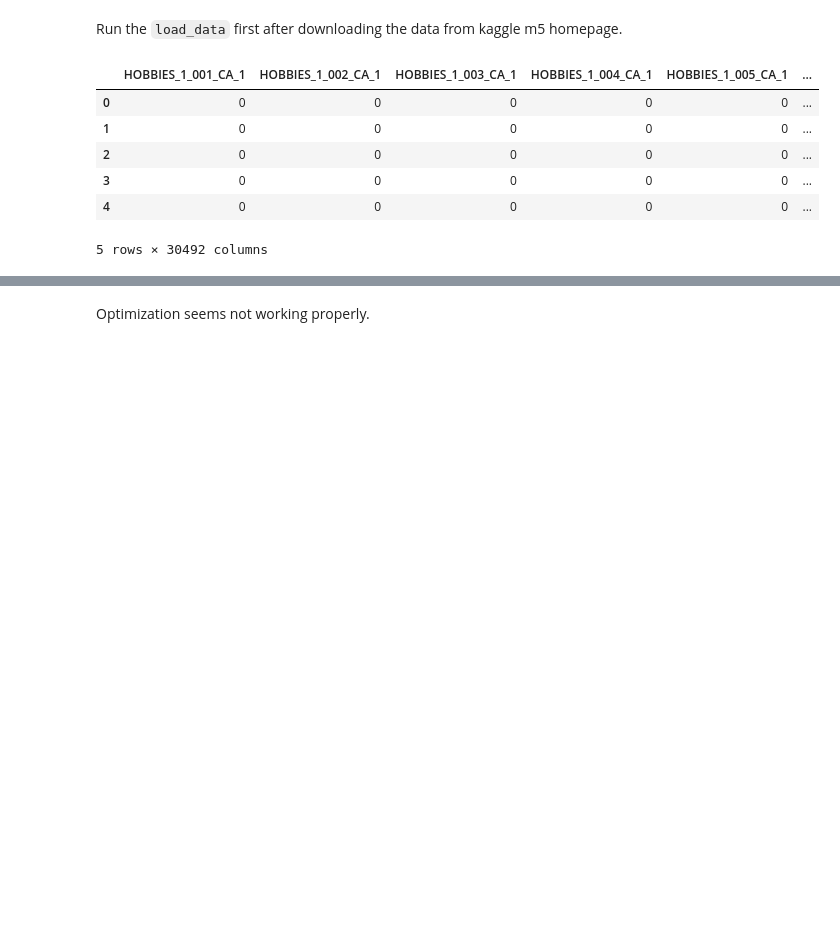
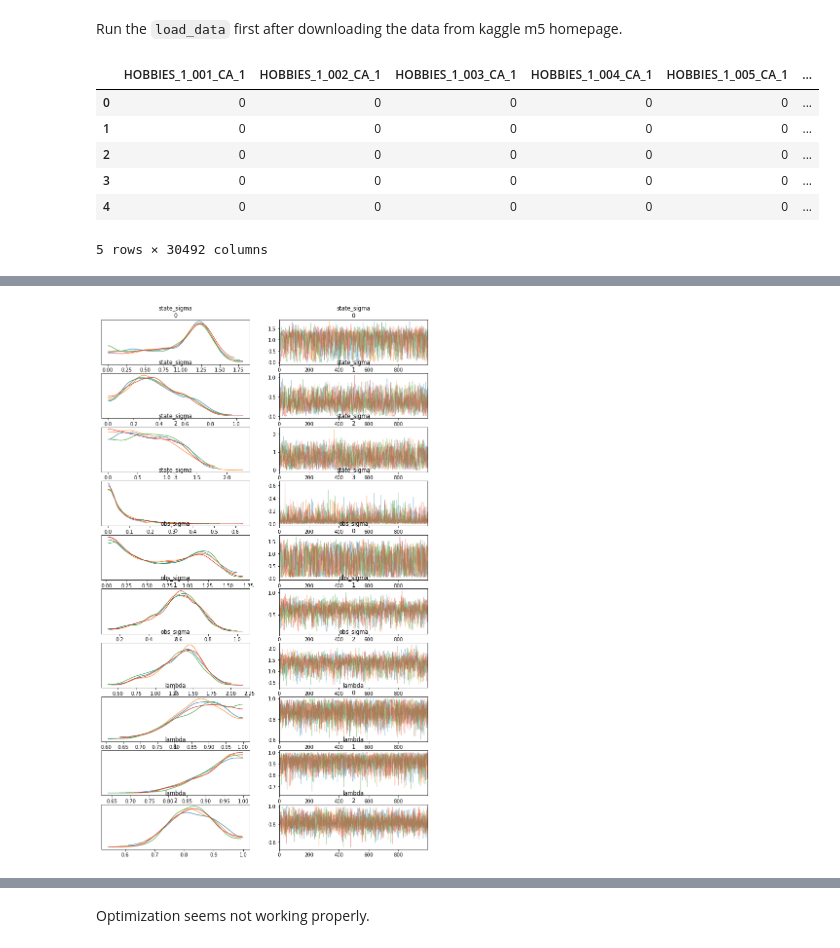
Before and after one commit to edwinnglabs/ts-playground, a Jupyter notebook: notebooks/state_space_models/multivariate.ipynb, the cells around one changed output, grey strips where cells are left out. Cells and saved outputs as stored; diff of their text form; code cells hidden in the pictures; blank space fills up the shorter version.

```diff
--- a/notebooks/state_space_models/multivariate.ipynb
+++ b/notebooks/state_space_models/multivariate.ipynb
@@ -40,18 +48,18 @@ data = {
     'NUM_OF_STEPS': num_of_steps,
     'NUM_OF_SERIES': num_of_series,
     'Y' : y,
-    'A1' : np.zeros(num_of_series),
-    'P1' : np.zeros(num_of_series),
-    'STATE_SIGMA_MEAN': np.ones(num_of_series),
-    'STATE_SIGMA_SD': np.ones(num_of_series),
+    'A1' : np.zeros(num_of_series + 1),
+    'P1' : np.zeros(num_of_series + 1),
+    'STATE_SIGMA_MEAN': np.ones(num_of_series + 1),
+    'STATE_SIGMA_SD': np.ones(num_of_series + 1),
     'OBS_SIGMA_MEAN': np.ones(num_of_series),
     'OBS_SIGMA_SD':  np.ones(num_of_series),
 }
 # %%
 ss_fit = ss_mod.sampling(
     data=data,
-    warmup=1000,
-    iter=1100,
+    warmup=4000,
+    iter=5000,
     chains=4,
 )
 # %% [output]
@@ -96,3 +113,5 @@ Iteration: 1100 / 1100 [100%]  (Sampling)
 # %%
-# az_posteriors = az.from_pystan(ss_fit)
-# az.plot_trace(az_posteriors, var_names=['state_sigma', 'obs_sigma', 'lambda'], compact=False, figsize=(24, 12));
+az_posteriors = az.from_pystan(ss_fit)
+axes = az.plot_trace(az_posteriors, var_names=['state_sigma', 'obs_sigma', 'lambda'], compact=False);
+# %% [output]
+[figure, added]
```
Also changed, not shown: parts of 25 cells of this notebook, 4 other files.
